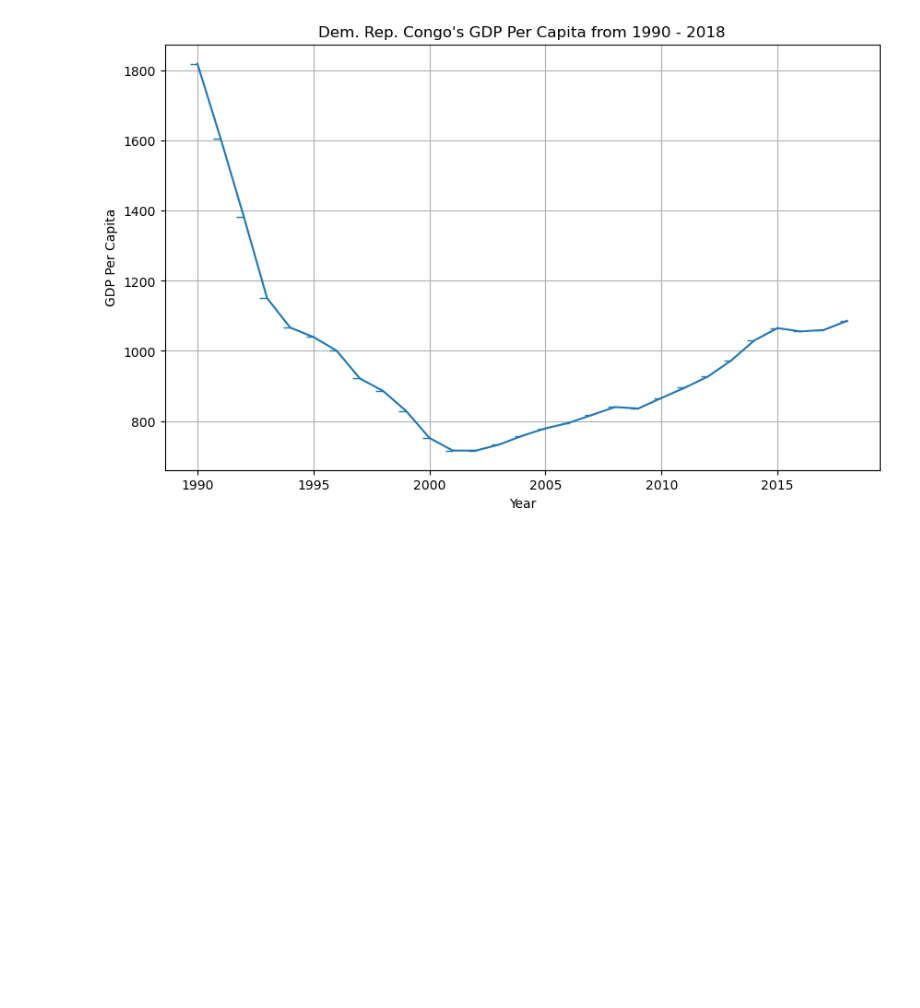
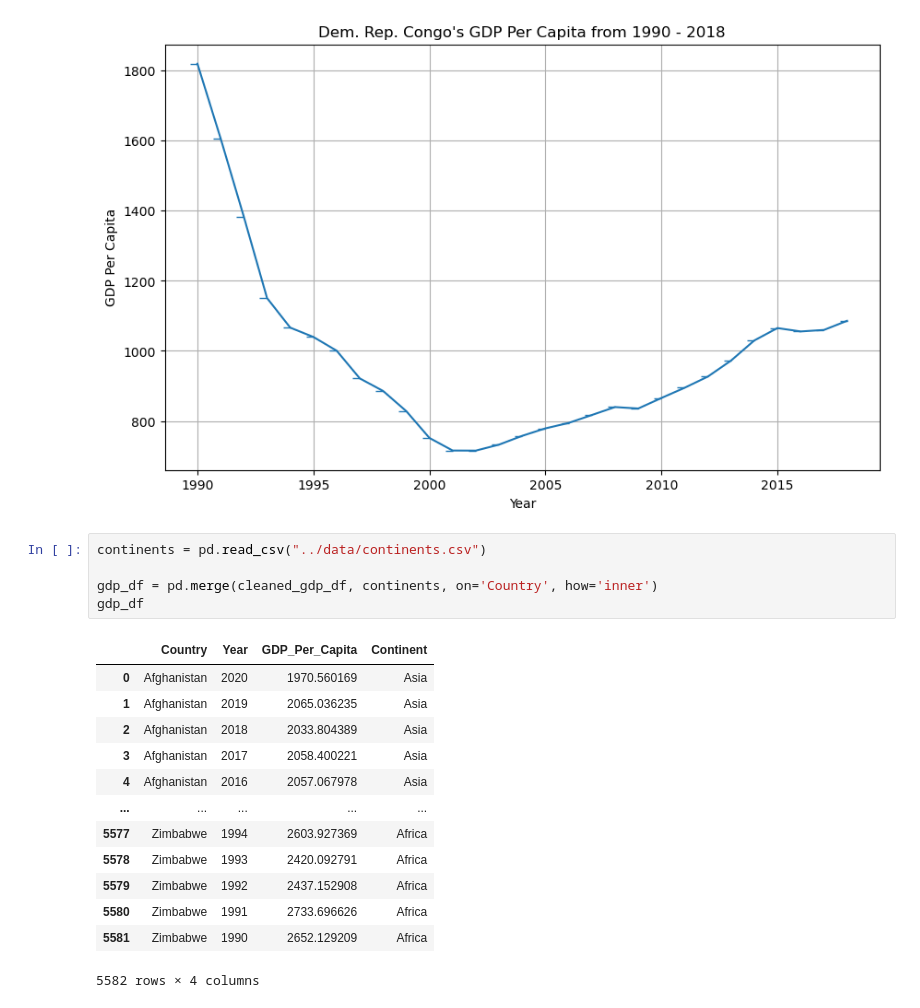
Before and after one commit to nss-data-science-cohort-7/un-exploration-shanks-t, a Jupyter notebook: notebooks/UN_Data_Exploration.ipynb, the cells around one changed output. Saved outputs shown, nothing was run; the diff lists cells and outputs as text; blank space fills up the shorter version.

```diff
--- a/notebooks/UN_Data_Exploration.ipynb
+++ b/notebooks/UN_Data_Exploration.ipynb
@@ -103,3 +103,22 @@ plt.show()
 # %% [output]
 [figure]
 [figure]
+# %%
+continents = pd.read_csv("../data/continents.csv")
+
+gdp_df = pd.merge(cleaned_gdp_df, continents, on='Country', how='inner')
+gdp_df
+# %% [output]
+|  | Country | Year | GDP_Per_Capita | Continent |
+| 0 | Afghanistan | 2020 | 1970.560169 | Asia |
+| 1 | Afghanistan | 2019 | 2065.036235 | Asia |
+| 2 | Afghanistan | 2018 | 2033.804389 | Asia |
+| 3 | Afghanistan | 2017 | 2058.400221 | Asia |
+| 4 | Afghanistan | 2016 | 2057.067978 | Asia |
+| ... | ... | ... | ... | ... |
+| 5577 | Zimbabwe | 1994 | 2603.927369 | Africa |
+| 5578 | Zimbabwe | 1993 | 2420.092791 | Africa |
+| 5579 | Zimbabwe | 1992 | 2437.152908 | Africa |
+| 5580 | Zimbabwe | 1991 | 2733.696626 | Africa |
+| 5581 | Zimbabwe | 1990 | 2652.129209 | Africa |
+5582 rows × 4 columns
```
Also changed, not shown: parts of 2 cells of this notebook.
